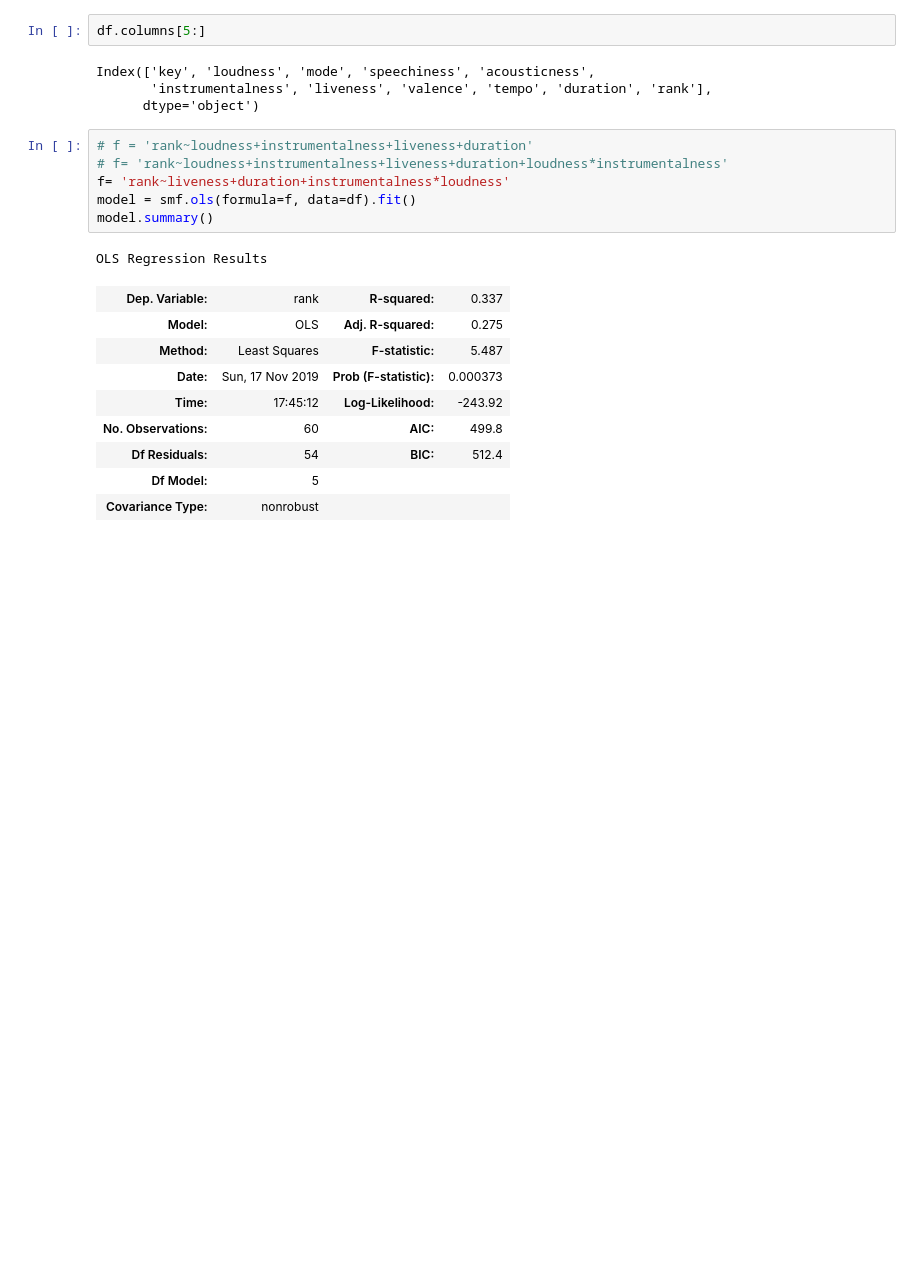
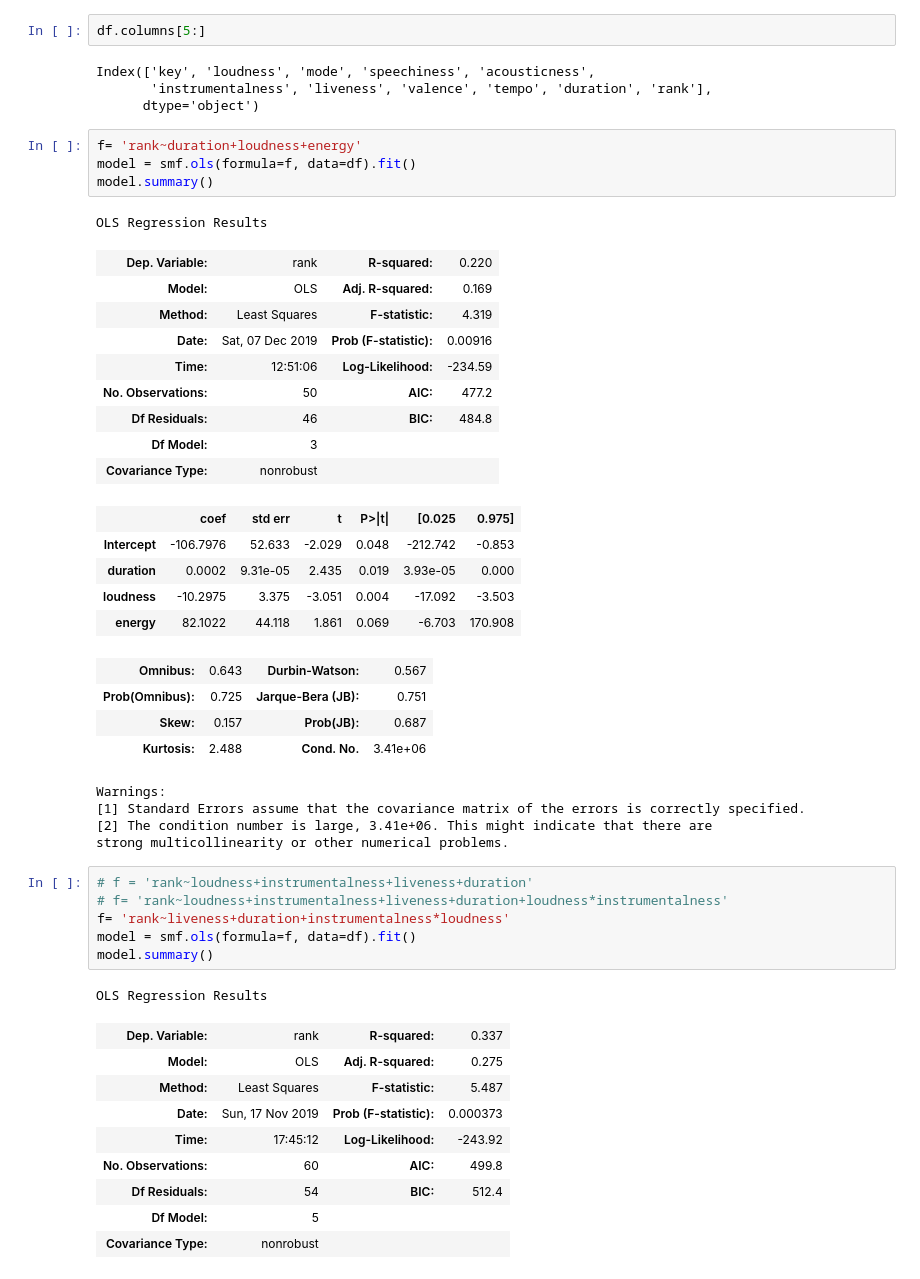
Before and after one commit to mackenziemitchell6/PopularHipHop, a Jupyter notebook: StartingRegression.ipynb, the cells around one changed output. Cells and saved outputs as stored; diff of their text form; blank space fills up the shorter version.

```diff
--- a/StartingRegression.ipynb
+++ b/StartingRegression.ipynb
@@ -34,6 +92,34 @@ df.columns[5:]
 Index(['key', 'loudness', 'mode', 'speechiness', 'acousticness',
        'instrumentalness', 'liveness', 'valence', 'tempo', 'duration', 'rank'],
       dtype='object')
+# %%
+f= 'rank~duration+loudness+energy'
+model = smf.ols(formula=f, data=df).fit()
+model.summary()
+# %% [output]
+OLS Regression Results
+| Dep. Variable: | rank | R-squared: | 0.220 |
+| Model: | OLS | Adj. R-squared: | 0.169 |
+| Method: | Least Squares | F-statistic: | 4.319 |
+| Date: | Sat, 07 Dec 2019 | Prob (F-statistic): | 0.00916 |
+| Time: | 12:51:06 | Log-Likelihood: | -234.59 |
+| No. Observations: | 50 | AIC: | 477.2 |
+| Df Residuals: | 46 | BIC: | 484.8 |
+| Df Model: | 3 |  |  |
+| Covariance Type: | nonrobust |  |  |
+|  | coef | std err | t | P>|t| | [0.025 | 0.975] |
+| Intercept | -106.7976 | 52.633 | -2.029 | 0.048 | -212.742 | -0.853 |
+| duration | 0.0002 | 9.31e-05 | 2.435 | 0.019 | 3.93e-05 | 0.000 |
+| loudness | -10.2975 | 3.375 | -3.051 | 0.004 | -17.092 | -3.503 |
+| energy | 82.1022 | 44.118 | 1.861 | 0.069 | -6.703 | 170.908 |
+| Omnibus: | 0.643 | Durbin-Watson: | 0.567 |
+| Prob(Omnibus): | 0.725 | Jarque-Bera (JB): | 0.751 |
+| Skew: | 0.157 | Prob(JB): | 0.687 |
+| Kurtosis: | 2.488 | Cond. No. | 3.41e+06 |
+Warnings:
+[1] Standard Errors assume that the covariance matrix of the errors is correctly specified.
+[2] The condition number is large, 3.41e+06. This might indicate that there are
+strong multicollinearity or other numerical problems.
 # %%
 # f = 'rank~loudness+instrumentalness+liveness+duration'
 # f= 'rank~loudness+instrumentalness+liveness+duration+loudness*instrumentalness'
```
Also changed, not shown: parts of 6 cells of this notebook, 1 other file.
